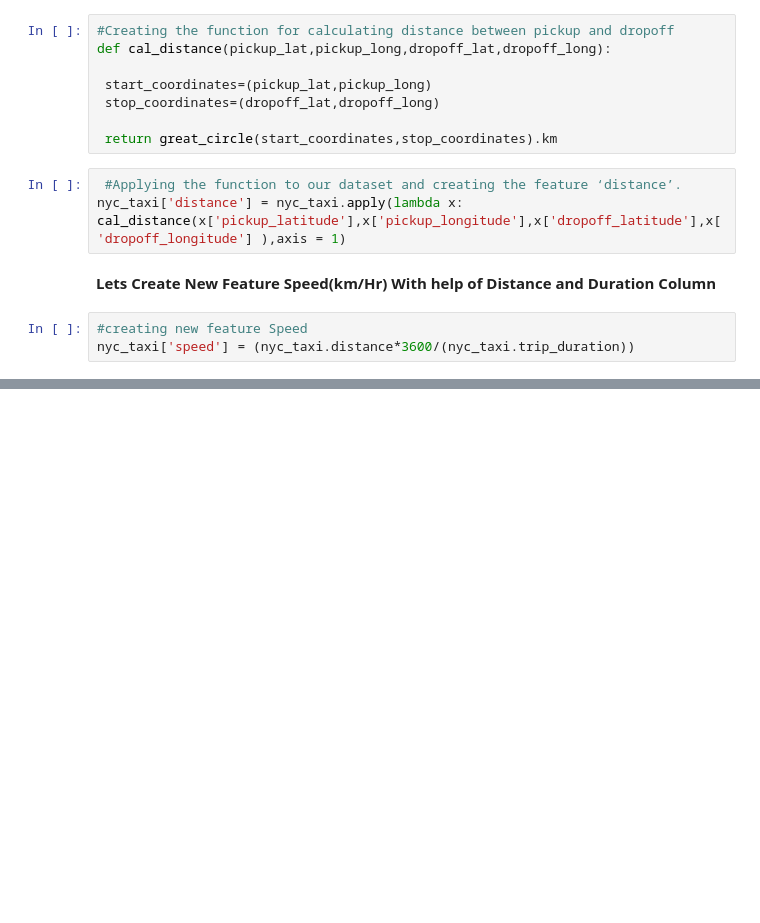
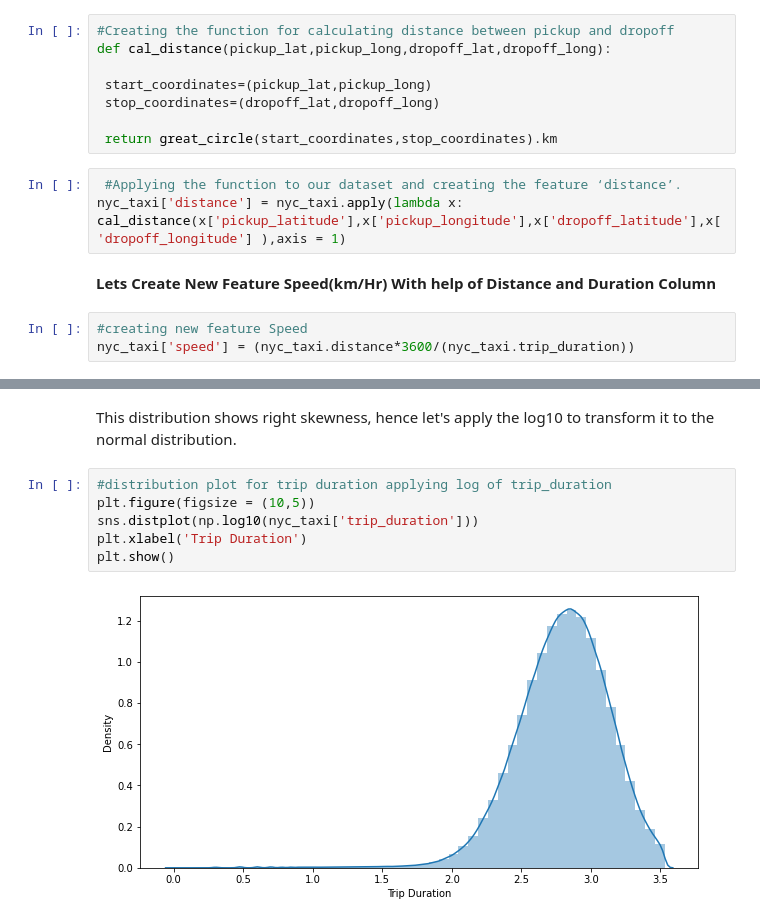
Before and after one commit to ankur727/NYC_Taxi_Trip_Time_Prediction, a Jupyter notebook: NYC_Taxi_Trip_Time_Prediction_Capstone_Project.ipynb, the cells around one changed output, grey strips where cells are left out. Cells and saved outputs as stored; diff of their text form; blank space fills up the shorter version.

```diff
--- a/NYC_Taxi_Trip_Time_Prediction_Capstone_Project.ipynb
+++ b/NYC_Taxi_Trip_Time_Prediction_Capstone_Project.ipynb
@@ -231,0 +376,10 @@ nyc_taxi['speed'] = (nyc_taxi.distance*3600/(nyc_taxi.trip_duration))
+# %% [markdown]
+This distribution shows right skewness, hence let's apply the log10 to transform it to the normal distribution.
+# %%
+#distribution plot for trip duration applying log of trip_duration
+plt.figure(figsize = (10,5))
+sns.distplot(np.log10(nyc_taxi['trip_duration']))
+plt.xlabel('Trip Duration')
+plt.show()
+# %% [output]
+[figure, added]
```
Also changed, not shown: parts of 29 cells of this notebook.
